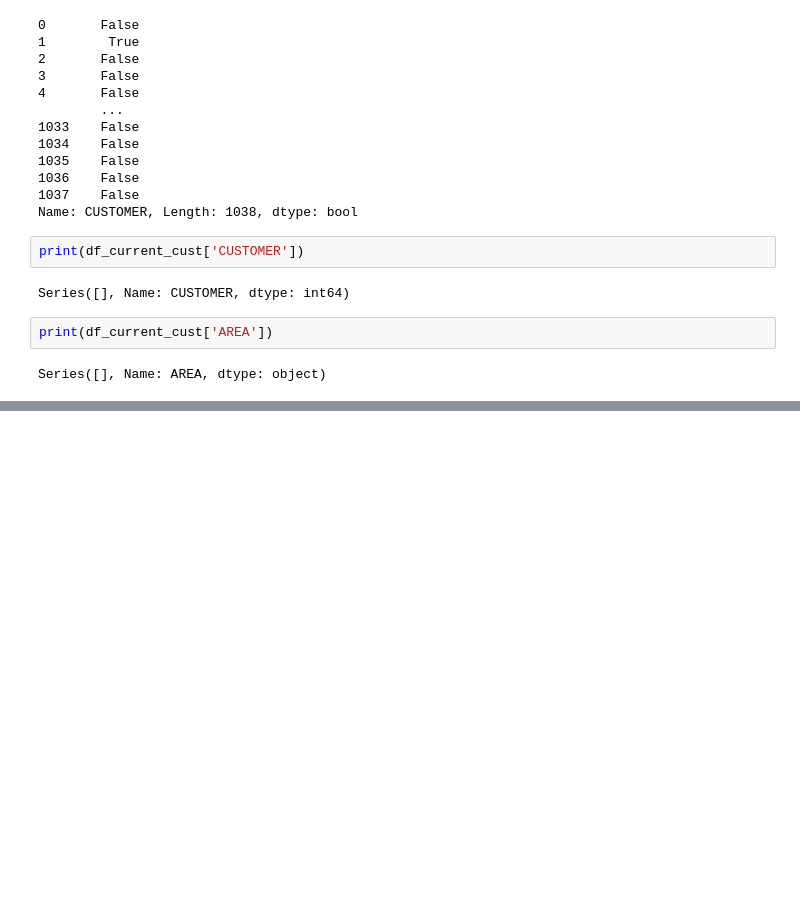
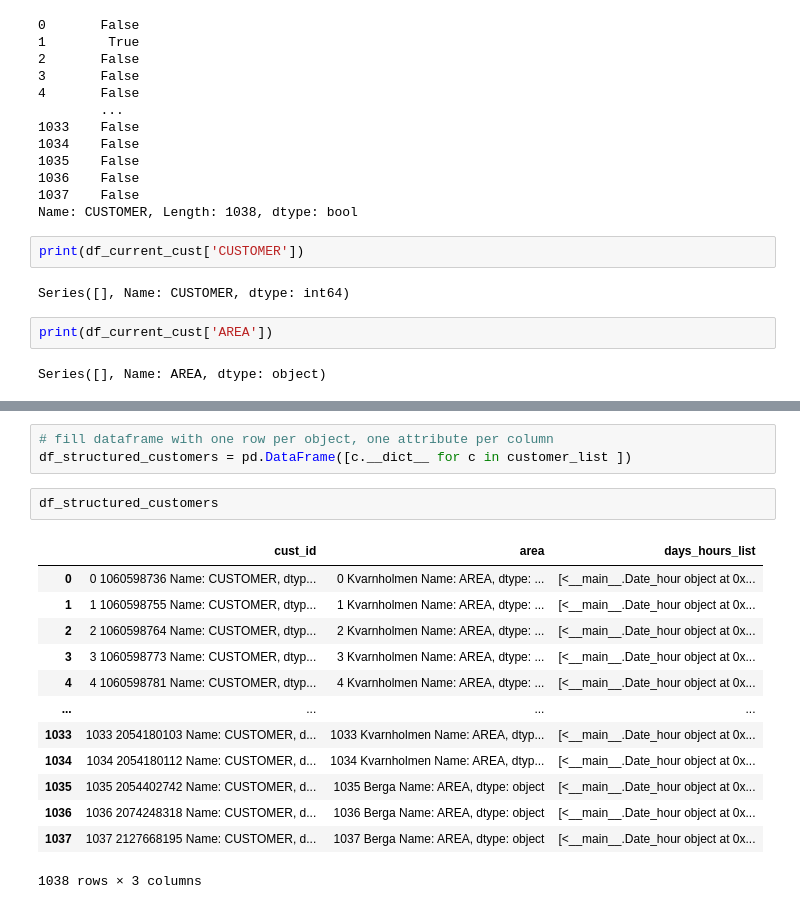
Before and after one commit to nedamaleki/KalmarEnergy, a Jupyter notebook: KalmarEnergy.ipynb, the cells around one changed output, grey strips where cells are left out. Drawn from its saved outputs; the diff is of its cells as text; blank space fills up the shorter version.

```diff
--- a/KalmarEnergy.ipynb
+++ b/KalmarEnergy.ipynb
@@ -314,0 +350,19 @@ Name: AREA, dtype: object [<__main__.Date_hour object at 0x...>]
+# %%
+# fill dataframe with one row per object, one attribute per column
+df_structured_customers = pd.DataFrame([c.__dict__ for c in customer_list ])
+# %%
+df_structured_customers
+# %% [output]
+|  | cust_id | area | days_hours_list |
+| 0 | 0 1060598736 Name: CUSTOMER, dtyp... | 0 Kvarnholmen Name: AREA, dtype: ... | [<__main__.Date_hour object at 0x... |
+| 1 | 1 1060598755 Name: CUSTOMER, dtyp... | 1 Kvarnholmen Name: AREA, dtype: ... | [<__main__.Date_hour object at 0x... |
+| 2 | 2 1060598764 Name: CUSTOMER, dtyp... | 2 Kvarnholmen Name: AREA, dtype: ... | [<__main__.Date_hour object at 0x... |
+| 3 | 3 1060598773 Name: CUSTOMER, dtyp... | 3 Kvarnholmen Name: AREA, dtype: ... | [<__main__.Date_hour object at 0x... |
+| 4 | 4 1060598781 Name: CUSTOMER, dtyp... | 4 Kvarnholmen Name: AREA, dtype: ... | [<__main__.Date_hour object at 0x... |
+| ... | ... | ... | ... |
+| 1033 | 1033 2054180103 Name: CUSTOMER, d... | 1033 Kvarnholmen Name: AREA, dtyp... | [<__main__.Date_hour object at 0x... |
+| 1034 | 1034 2054180112 Name: CUSTOMER, d... | 1034 Kvarnholmen Name: AREA, dtyp... | [<__main__.Date_hour object at 0x... |
+| 1035 | 1035 2054402742 Name: CUSTOMER, d... | 1035 Berga Name: AREA, dtype: object | [<__main__.Date_hour object at 0x... |
+| 1036 | 1036 2074248318 Name: CUSTOMER, d... | 1036 Berga Name: AREA, dtype: object | [<__main__.Date_hour object at 0x... |
+| 1037 | 1037 2127668195 Name: CUSTOMER, d... | 1037 Berga Name: AREA, dtype: object | [<__main__.Date_hour object at 0x... |
+1038 rows × 3 columns
```
Also changed, not shown: parts of 5 cells of this notebook.
